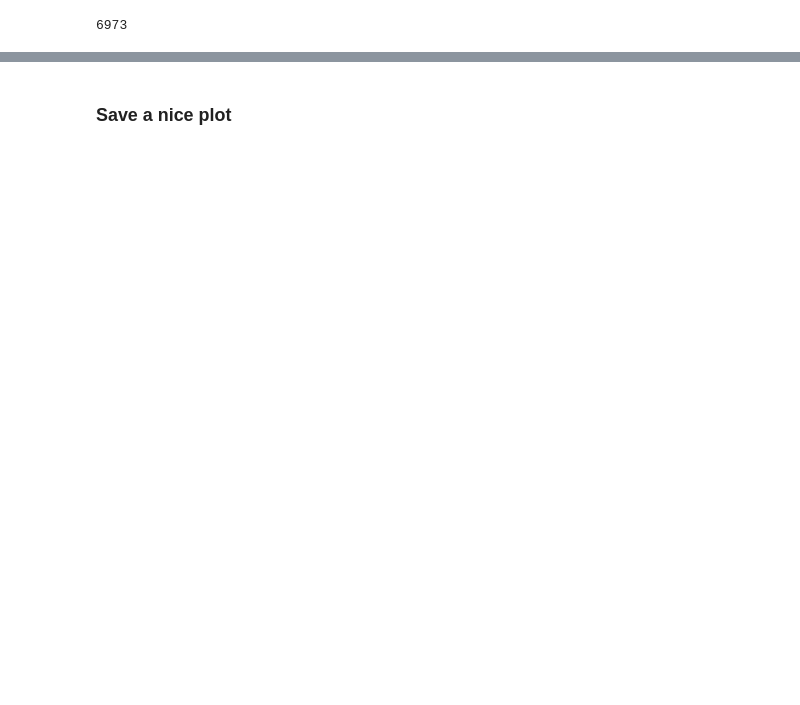
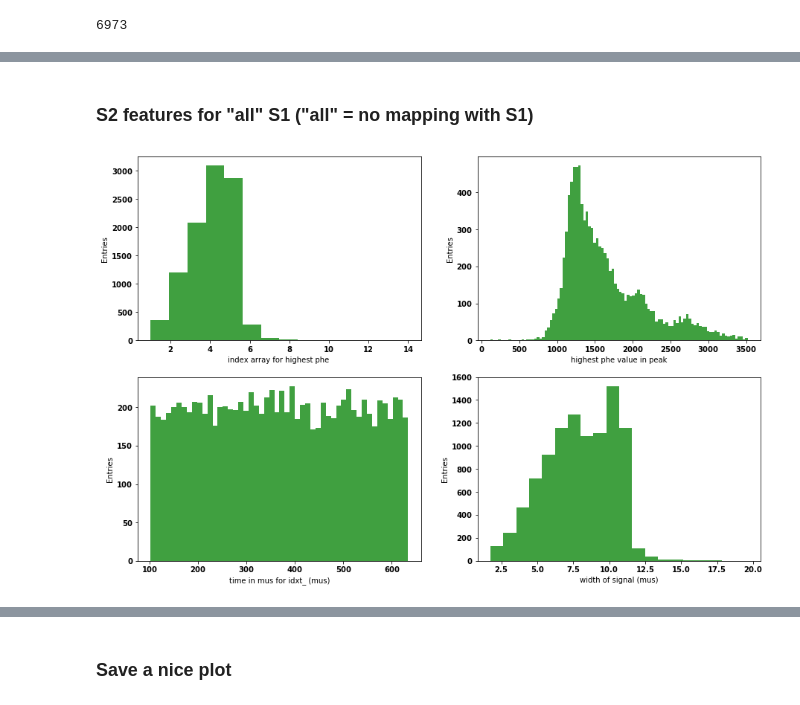
Before and after one commit to neuslopez/ICARO, a Jupyter notebook: KrAna_2.ipynb, the cells around one changed output, grey strips where cells are left out. Saved outputs shown, nothing was run; the diff lists cells and outputs as text; code cells hidden in the pictures; blank space fills up the shorter version.

```diff
--- a/KrAna_2.ipynb
+++ b/KrAna_2.ipynb
@@ -120,0 +141,16 @@ plt.show()
+# %% [markdown]
+### S2 features for "all" S1 ("all" = no mapping with S1)
+# %%
+fig = plt.subplots(nrows = 1, ncols=2, figsize=(15, 10))
+plt.rc('font', weight='bold')
+plt.subplot(221)
+prop.multh(S2.idxt_,    14,  color= "green",title= "", xlabel ="index array for highest phe ", ylabel= "Entries")
+plt.subplot(222)
+prop.multh(S2.S12SigE_, 100, color= "green",title= "", xlabel ="highest phe value in peak", ylabel= "Entries")
+plt.subplot(223)
+prop.multh(S2.S12Sigt_, 50, color= "green",title= "", xlabel ="time in mus for idxt_ (mus)", ylabel= "Entries")
+plt.subplot(224)
+prop.multh(S2.wS12_,    20 , color= "green",title= "", xlabel ="width of signal (mus)", ylabel= "Entries")
+plt.show()
+# %% [output]
+[figure, added]
```
Also changed, not shown: parts of 27 cells of this notebook, 2 other files.
